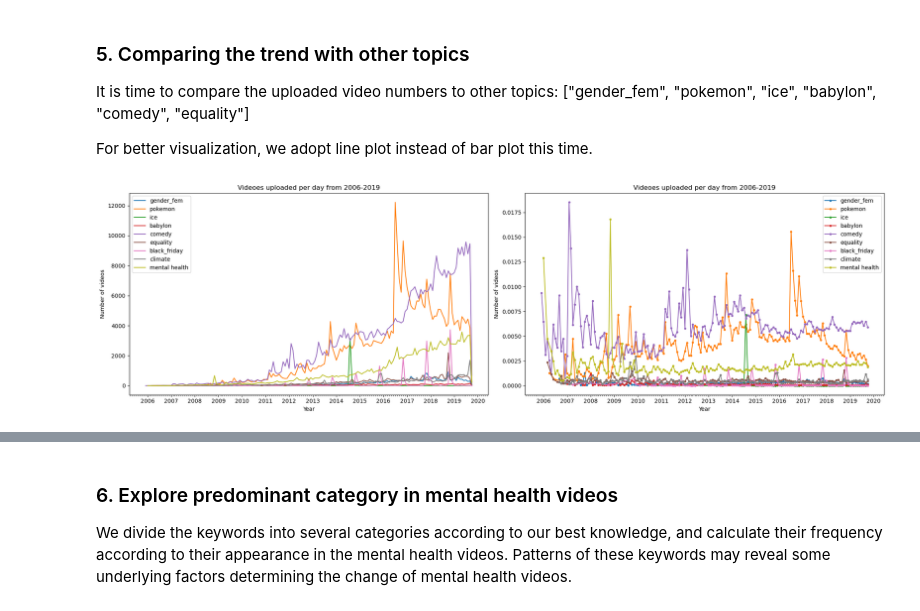
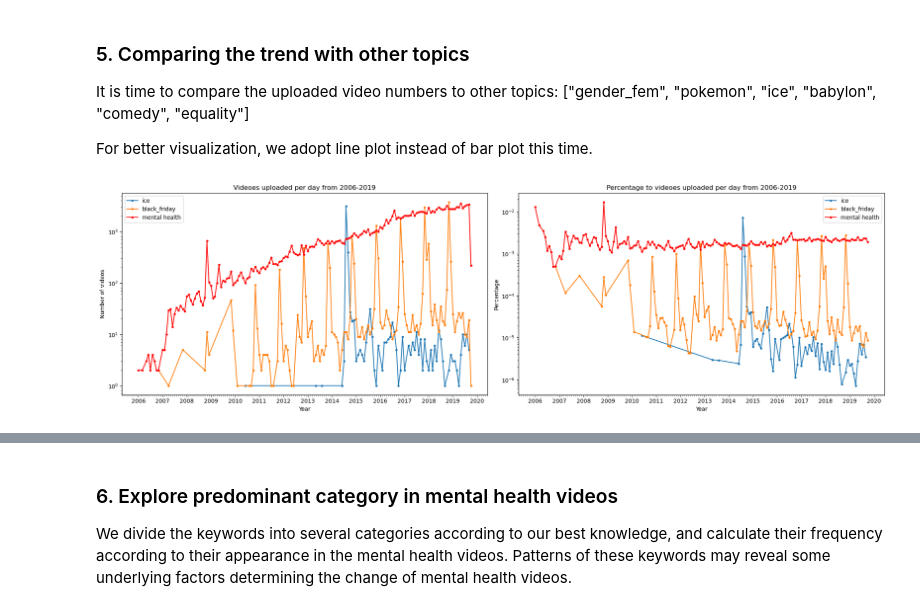
Before and after one commit to epfl-ada/ada-2023-project-lassa8639, a Jupyter notebook: Video_Metadata.ipynb, the cells around one changed output, grey strips where cells are left out. Cells and saved outputs as stored; diff of their text form; code cells hidden in the pictures.

```diff
--- a/Video_Metadata.ipynb
+++ b/Video_Metadata.ipynb
@@ -335,58 +335,62 @@ def load_dataframe(topics: list):
         df_dict[topic] = pd.read_csv("./metadata_%s.csv"%topic)
     return df_dict
 
-compared_topics = ["gender_fem", "pokemon", "ice", "babylon", "comedy", "equality", "black_friday", "climate"] # chaplin
+compared_topics = ["gender_fem", "pokemon", "ice", "babylon", "comedy", "equality", "black_friday", "climate", "chaplin"]
 df_dict = load_dataframe(compared_topics)
 # %%
-plt.figure(figsize=(20, 6))
+def plot_by_group(df_dict, total_count, mental_hist, mental_percentage, topic_list):
 
-# Plot the first subplot
-ax = plt.subplot(1, 2, 1)
+    plt.figure(figsize=(20, 6))
 
-ax.xaxis.set_major_locator(matplotlib.dates.YearLocator())
-ax.xaxis.set_minor_locator(matplotlib.dates.MonthLocator())
+    # Plot the first subplot
+    ax = plt.subplot(1, 2, 1)
 
-ax.set_xlabel("Year")
-ax.set_ylabel("Number of videos")
-ax.set_title("Videoes uploaded per day from 2006-2019")
+    ax.xaxis.set_major_locator(matplotlib.dates.YearLocator())
+    ax.xaxis.set_minor_locator(matplotlib.dates.MonthLocator())
 
-ax.set_xbound(datetime.date(2006, 1, 1), datetime.date(2019, 11, 1))
+    ax.set_xlabel("Year")
+    ax.set_ylabel("Number of videos")
+    ax.set_title("Videoes uploaded per day from 2006-2019")
+    ax.set_yscale('log')
 
-for topic, df_topic in df_dict.items():
+    ax.set_xbound(datetime.date(2006, 1, 1), datetime.date(2019, 11, 1))
 
-    # if topic in ["pokemon", "comedy"]:
-    #     continue
+    for topic in topic_list:
 
-    topic_hist = transform_for_histplot(df_topic)
-    ax.plot(topic_hist, label=topic)
+        df_topic = df_dict[topic]
 
-ax.plot(mental_hist, label="mental health")
-ax.legend()
+        topic_hist = transform_for_histplot(df_topic)
+        ax.plot(topic_hist, label=topic, marker='.')
 
-# Plot the second subplot
-ax = plt.subplot(1, 2, 2)
+    ax.plot(mental_hist, label="mental health", color="red", marker='.')
+    ax.legend()
 
-ax.xaxis.set_major_locator(matplotlib.dates.YearLocator())
-ax.xaxis.set_minor_locator(matplotlib.dates.MonthLocator())
+    # Plot the second subplot
+    ax = plt.subplot(1, 2, 2)
 
-ax.set_xlabel("Year")
-ax.set_ylabel("Number of videos")
-ax.set_title("Videoes uploaded per day from 2006-2019")
+    ax.xaxis.set_major_locator(matplotlib.dates.YearLocator())
+    ax.xaxis.set_minor_locator(matplotlib.dates.MonthLocator())
 
-ax.set_xbound(datetime.date(2006, 1, 1), datetime.date(2019, 11, 1))
+    ax.set_xlabel("Year")
+    ax.set_ylabel("Percentage")
+    ax.set_title("Percentage to videoes uploaded per day from 2006-2019")
+    ax.set_yscale('log')
 
-for topic, df_topic in df_dict.items():
+    ax.set_xbound(datetime.date(2006, 1, 1), datetime.date(2019, 11, 1))
 
-    # if topic in ["pokemon", "comedy"]:
-    #     continue
+    for topic in topic_list:
 
-    topic_percentage = get_proportion(df_topic, total_count)
-    ax.plot(topic_percentage.index.to_timestamp(), topic_percentage.values, marker='.', label=topic)
+        df_topic = df_dict[topic]
 
-ax.plot(mental_percentage.index.to_timestamp(), mental_percentage.values, marker='.', label="mental health")
-ax.legend()
+        topic_percentage = get_proportion(df_topic, total_count)
+        ax.plot(topic_percentage.index.to_timestamp(), topic_percentage.values, marker='.', label=topic)
 
-plt.tight_layout()
-plt.show()
+    ax.plot(mental_percentage.index.to_timestamp(), mental_percentage.values, marker='.', label="mental health", color="red")
+    ax.legend()
+
+    plt.tight_layout()
+    plt.show()
+
+plot_by_group(df_dict, total_count, mental_hist, mental_percentage, ["ice", "black_friday"])
 # %% [output]
-[figure, old version]
+[figure, new version]
```
Also changed, not shown: parts of 2 cells of this notebook.
